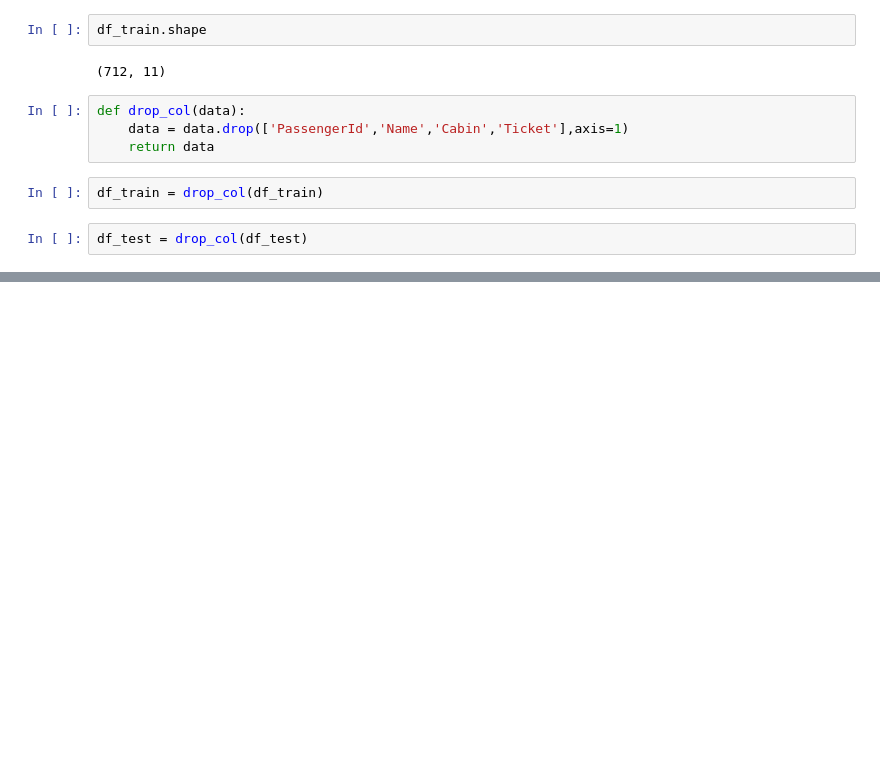
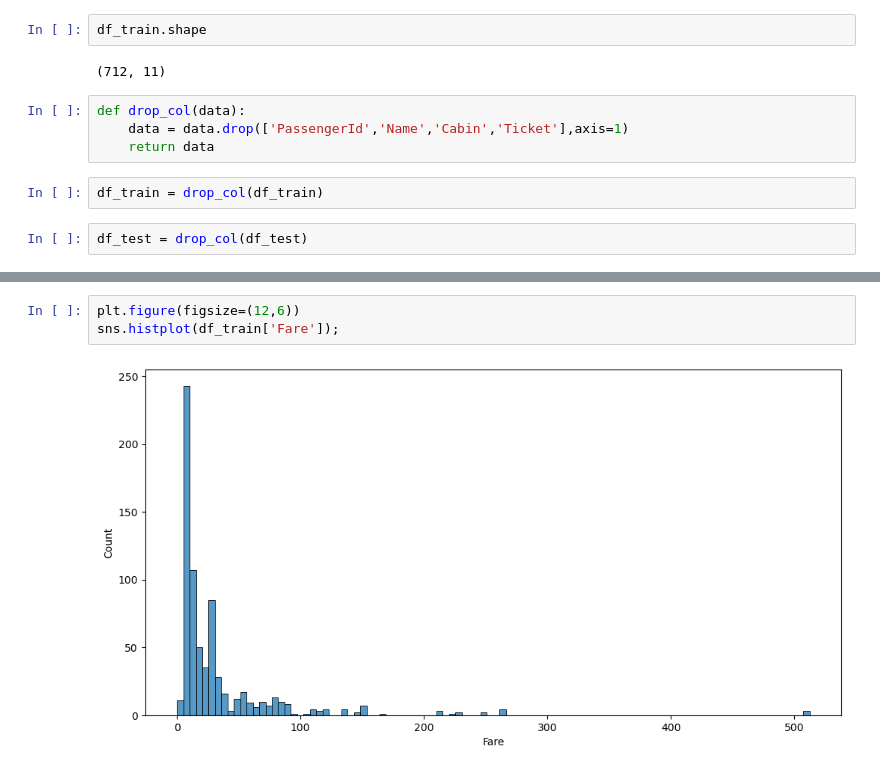
Before and after one commit to Abdelrahmanelfeky987/Dokcer-Image-for-Titanic-Classification, a Jupyter notebook: classification.ipynb, the cells around one changed output, grey strips where cells are left out. Cells and saved outputs as stored; diff of their text form; blank space fills up the shorter version.

```diff
--- a/classification.ipynb
+++ b/classification.ipynb
@@ -102,0 +114,5 @@ df_train.describe()
+# %%
+plt.figure(figsize=(12,6))
+sns.histplot(df_train['Fare']);
+# %% [output]
+[figure, added]
```
Also changed, not shown: parts of 39 cells of this notebook.
